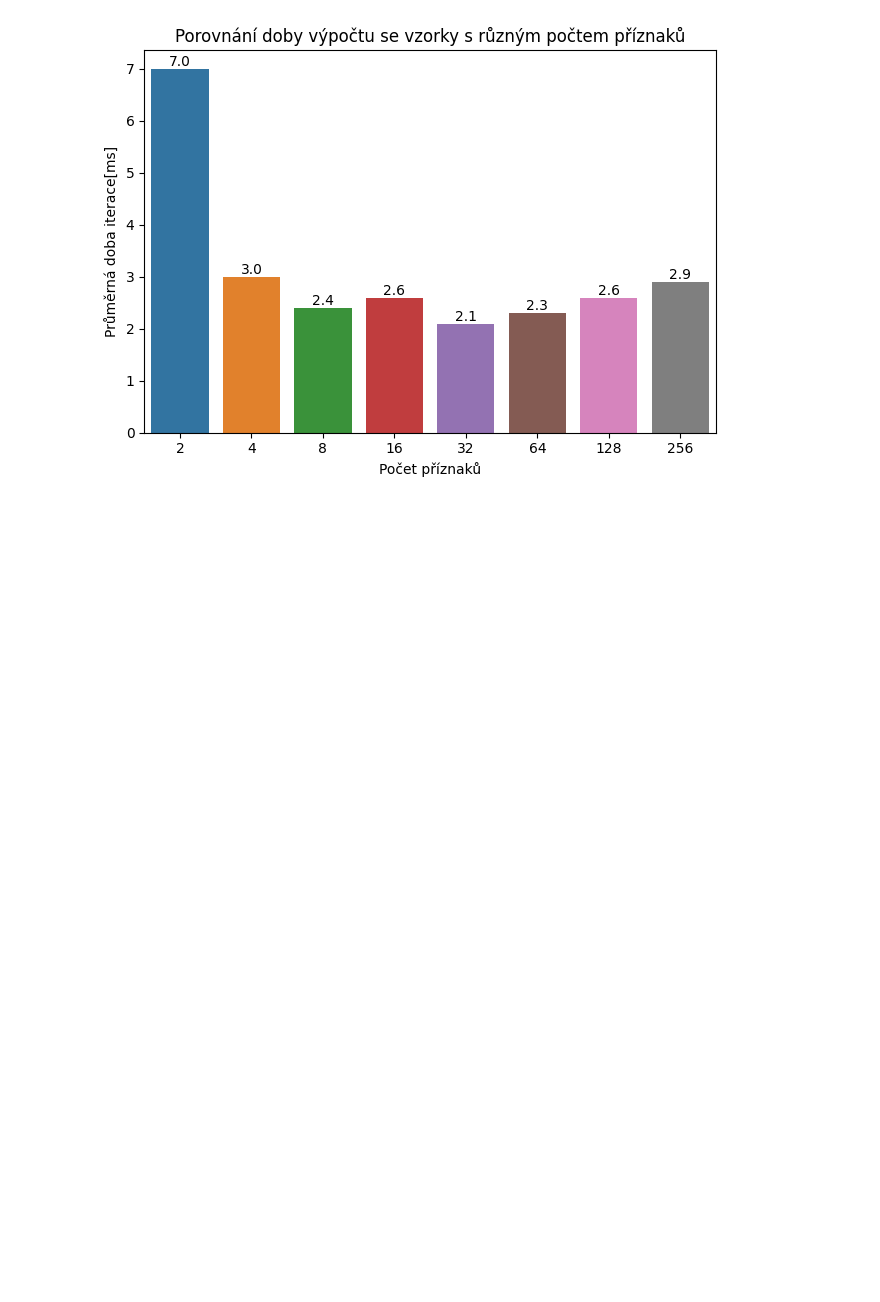
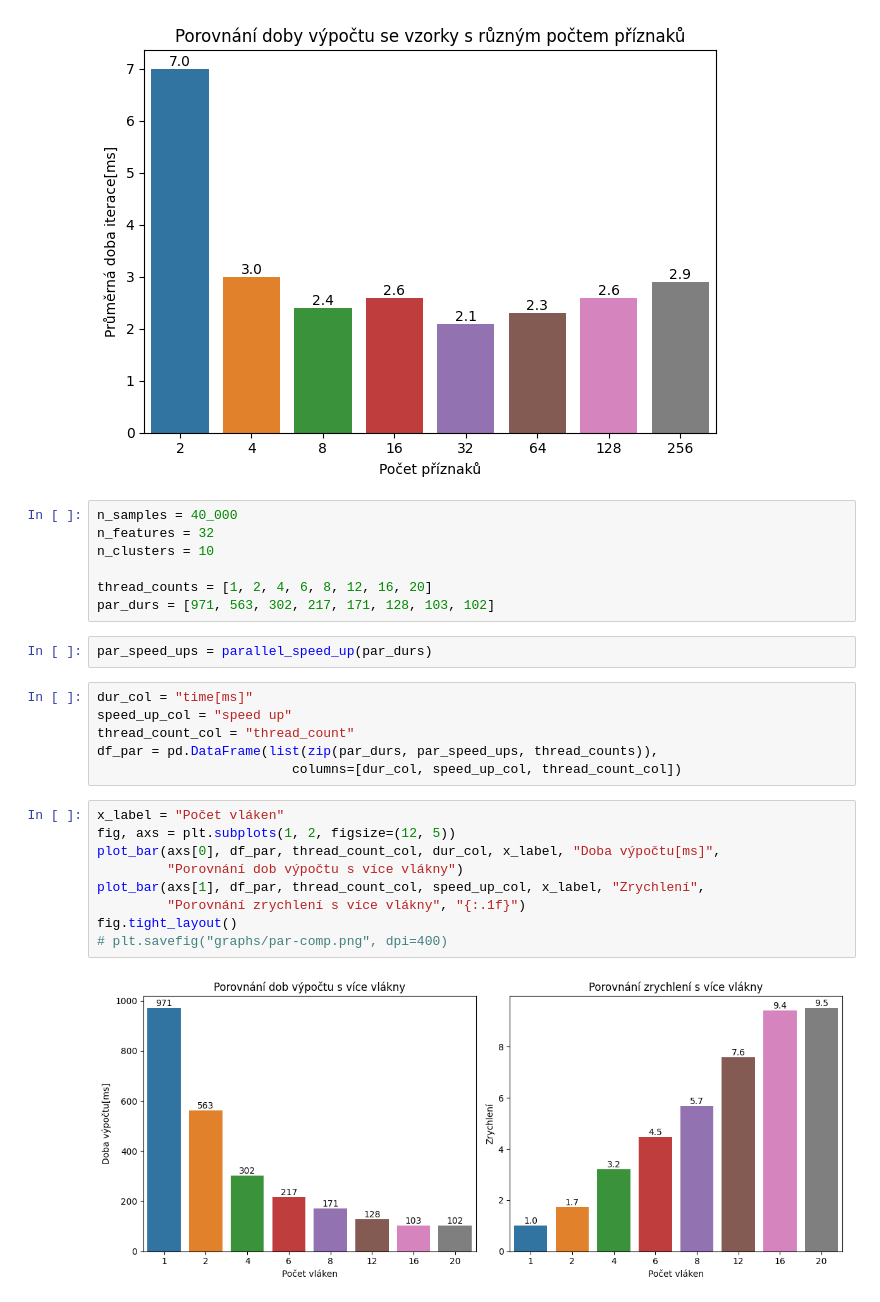
Before and after one commit to tomaspetricek/parallel-k-means, a Jupyter notebook: src/plot.ipynb, the cells around one changed output. Cells and saved outputs as stored; diff of their text form; blank space fills up the shorter version.

Commit message:
Add thread benchmark graph

```diff
--- a/src/plot.ipynb
+++ b/src/plot.ipynb
@@ -88,3 +88,29 @@ fig.tight_layout()
 # plt.savefig("graphs/vec-comp.png", dpi=400)
 # %% [output]
 [figure]
+# %%
+n_samples = 40_000
+n_features = 32
+n_clusters = 10
+
+thread_counts = [1, 2, 4, 6, 8, 12, 16, 20]
+par_durs = [971, 563, 302, 217, 171, 128, 103, 102]
+# %%
+par_speed_ups = parallel_speed_up(par_durs)
+# %%
+dur_col = "time[ms]"
+speed_up_col = "speed up"
+thread_count_col = "thread_count"
+df_par = pd.DataFrame(list(zip(par_durs, par_speed_ups, thread_counts)),
+                         columns=[dur_col, speed_up_col, thread_count_col])
+# %%
+x_label = "Počet vláken"
+fig, axs = plt.subplots(1, 2, figsize=(12, 5))
+plot_bar(axs[0], df_par, thread_count_col, dur_col, x_label, "Doba výpočtu[ms]",
+         "Porovnání dob výpočtu s více vlákny")
+plot_bar(axs[1], df_par, thread_count_col, speed_up_col, x_label, "Zrychlení",
+         "Porovnání zrychlení s více vlákny", "{:.1f}")
+fig.tight_layout()
+# plt.savefig("graphs/par-comp.png", dpi=400)
+# %% [output]
+[figure, added]
```
Also changed, not shown: parts of 1 cell of this notebook, 3 other files.
